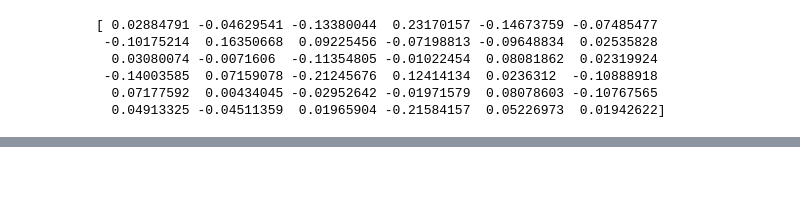
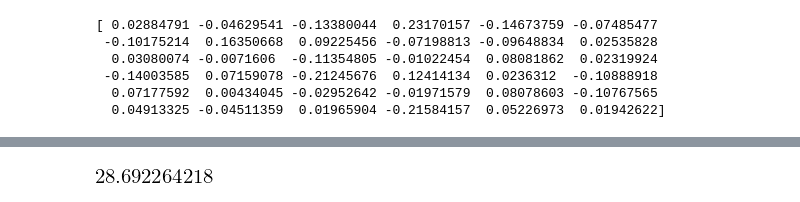
Before and after one commit to jcockayne/bayesian_pdes, a Jupyter notebook: notebooks/Linear_Elliptic_KL.ipynb, the cells around one changed output, grey strips where cells are left out. Cells and saved outputs as stored; diff of their text form; code cells hidden in the pictures; blank space fills up the shorter version.

```diff
--- a/notebooks/Linear_Elliptic_KL.ipynb
+++ b/notebooks/Linear_Elliptic_KL.ipynb
@@ -18,7 +16,7 @@ seed = 124
 np.random.seed(seed)
 r = np.random.normal(0, 0.1, len(true))
 print r
-true_u = true[:,2] + r
+true_u = (true[:,2] + r).reshape((len(true), 1))
 # %% [output]
 [ 0.02884791 -0.04629541 -0.13380044  0.23170157 -0.14673759 -0.07485477
  -0.10175214  0.16350668  0.09225456 -0.07198813 -0.09648834  0.02535828
@@ -183,3 +175,7 @@ def log_prior_uniform(theta):
     if any((theta < theta_min) | (theta > theta_max)):
         return np.log(0)
     return len(theta)*np.log(1./(theta_max-theta_min))
+# %%
+log_likelihood(init_theta)
+# %% [output]
+[figure, added]
```
Also changed, not shown: parts of 21 cells of this notebook.
